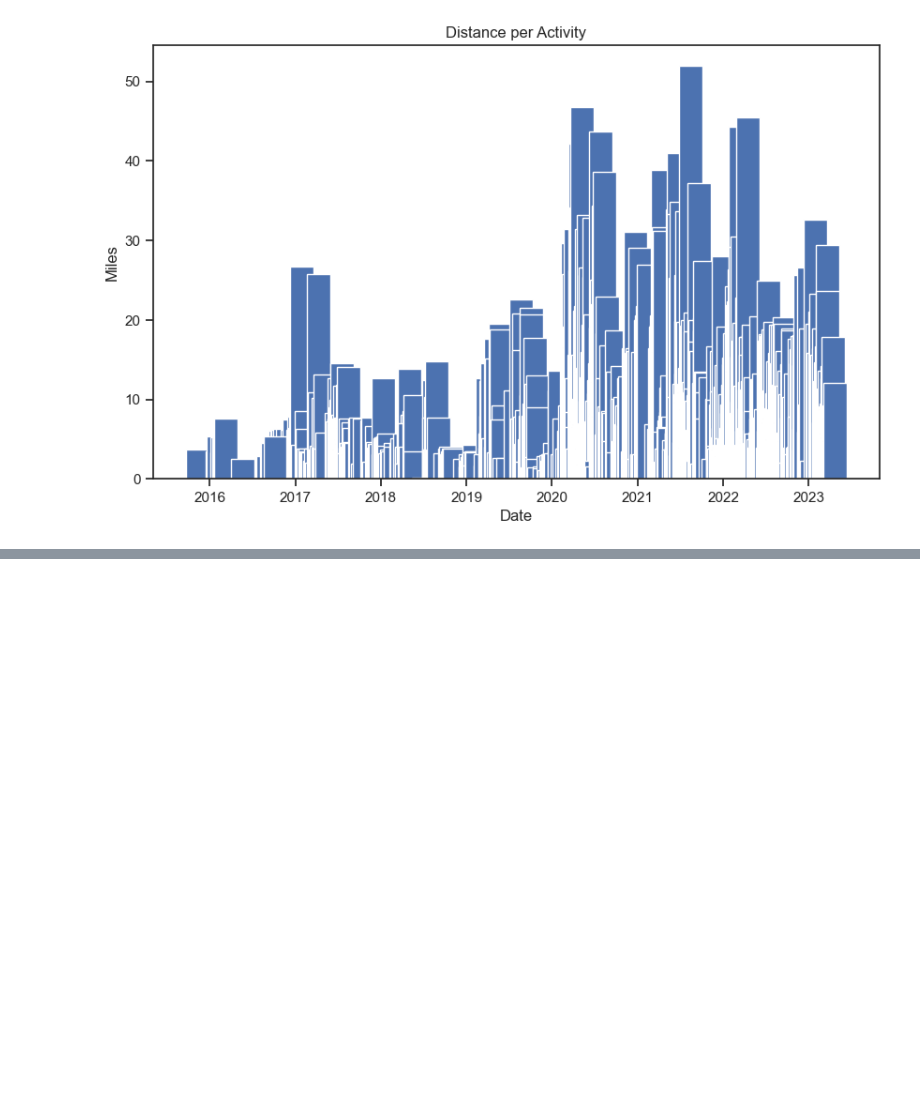
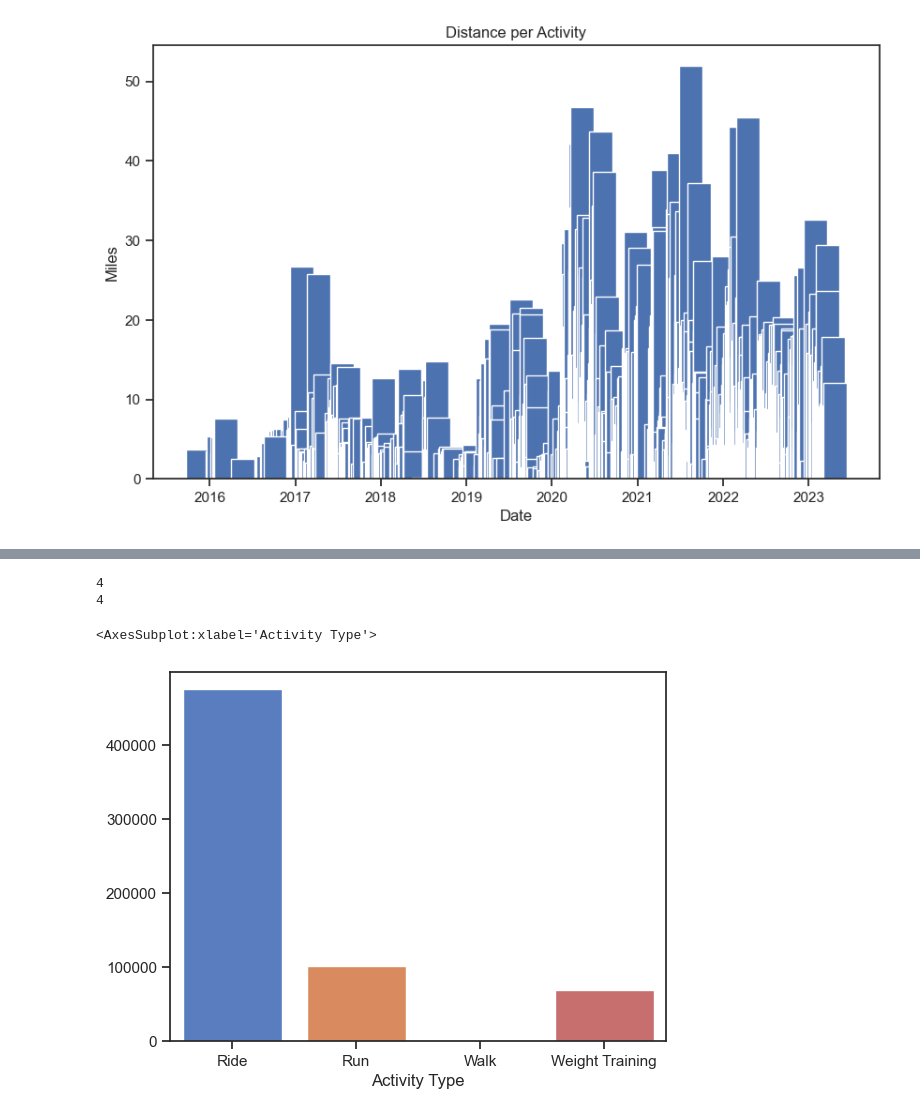
Before and after one commit to kelmo974/StravaMio, a Jupyter notebook: eda_strava.ipynb, the cells around one changed output, grey strips where cells are left out. Cells and saved outputs as stored; diff of their text form; code cells hidden in the pictures; blank space fills up the shorter version.

```diff
--- a/eda_strava.ipynb
+++ b/eda_strava.ipynb
@@ -294,0 +419,58 @@ sns.pairplot(pair_df, hue="Activity Type", markers=['o','s','D','^','v' ])
+# %%
+# ---------- Activity Type correlation to Calories Burned -----------------------
+
+x=move_df.groupby('Activity Type')
+y=move_df.groupby('Activity Type')['Calories'].sum().values
+hue=pd.Categorical(move_df['Calories'])
+
+#check for length of arrays to troubleshoot previous error
+print(len(var_x))
+print(len(var_y))
+
+#define a max values
+# max_value = move_df['Distance'].max()
+# min_valies = move_df['Distance'].max()
+
+# construct chart bones
+# sns.scatterplot(x,y,hue=hue,palette='mako', markers='*',legend=True)
+# sns.barplot(x='Activity Type',y=y,hue=hue, palette='mako')
+sns.barplot(x=move_df.groupby('Activity Type').sum().reset_index()['Activity Type'],
+            y=move_df.groupby('Activity Type')['Calories'].sum().values,
+            palette='muted')
+
+# fig=plt.gcf()
+# fig.patch.set_facecolor('lightgray')
+
+
+# ax = plt.gca()
+# ax.set_facecolor('lightgray')
+# # Remove the spines (borders)
+# ax.spines['top'].set_visible(False)
+# ax.spines['bottom'].set_visible(False)
+# ax.spines['left'].set_visible(False)
+# ax.spines['right'].set_visible(False)
+
+#  max vlues label to char
+# # plt.text(var_x[move_df['Distance'] == max_value],
+# #          var_y[move_df['Distance'] == max_value],
+# #          f"Max Value: {max_value} mph",
+# #          ha='left', va='bottom')
+
+
+# # Enable gridlines
+# ax.grid(True, color='white', linestyle='solid', linewidth=0.4)
+
+# #adding hover over
+# # Create labels for each data point
+# # labels = [f"({x:.2f}, {y:.2f})" for x, y in zip(var_x, var_y)]
+
+# # # Create mplcursors cursor
+# # cursor = mplcursors.cursor(hover=True)
+
+# # # Connect labels to cursor
+# # cursor.connect("add", lambda sel: sel.annotation.set_text(labels[sel.target.index]))
+# %% [output]
+4
+4
+<AxesSubplot:xlabel='Activity Type'>
+[figure, added]
```
Also changed, not shown: parts of 18 cells of this notebook.
